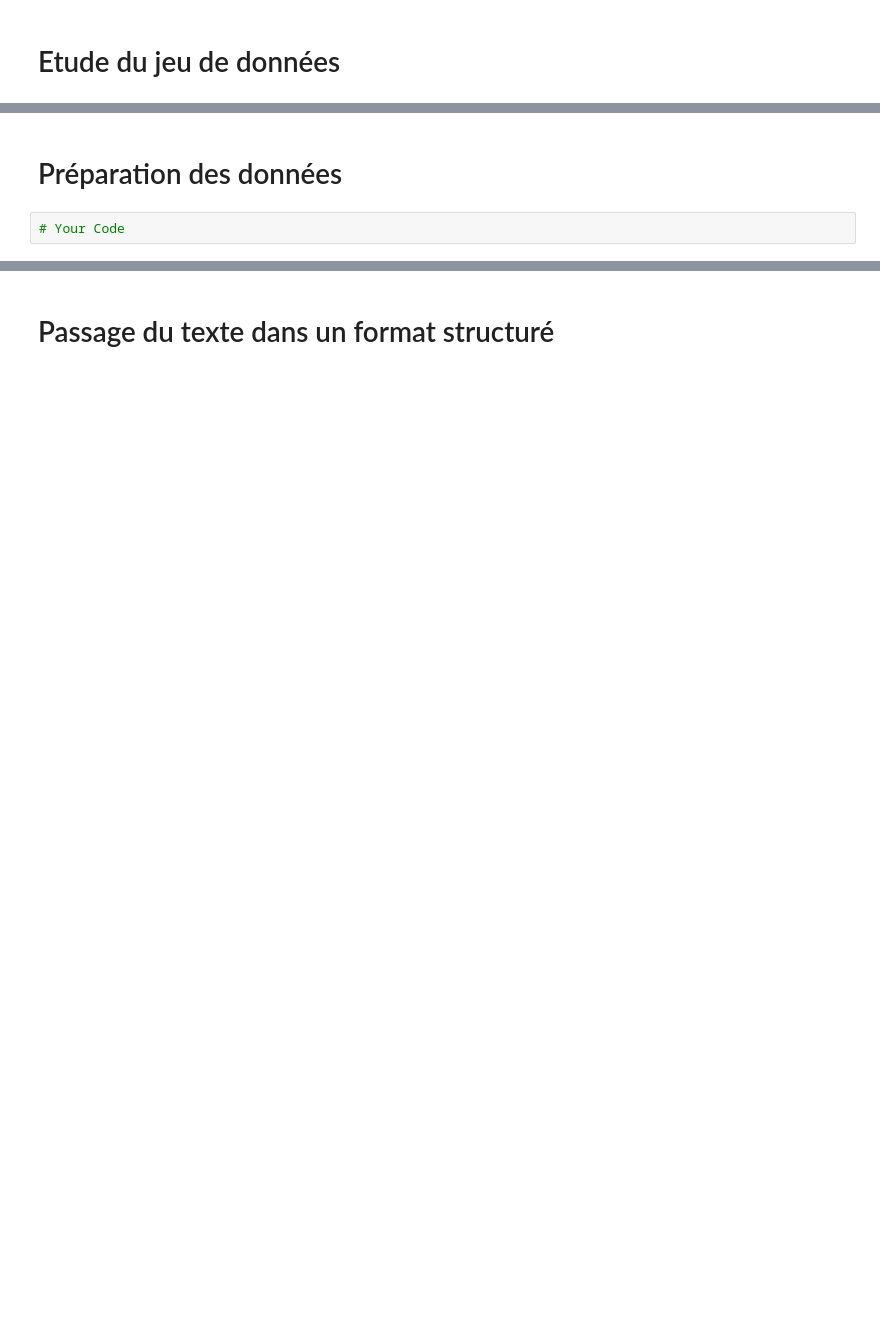
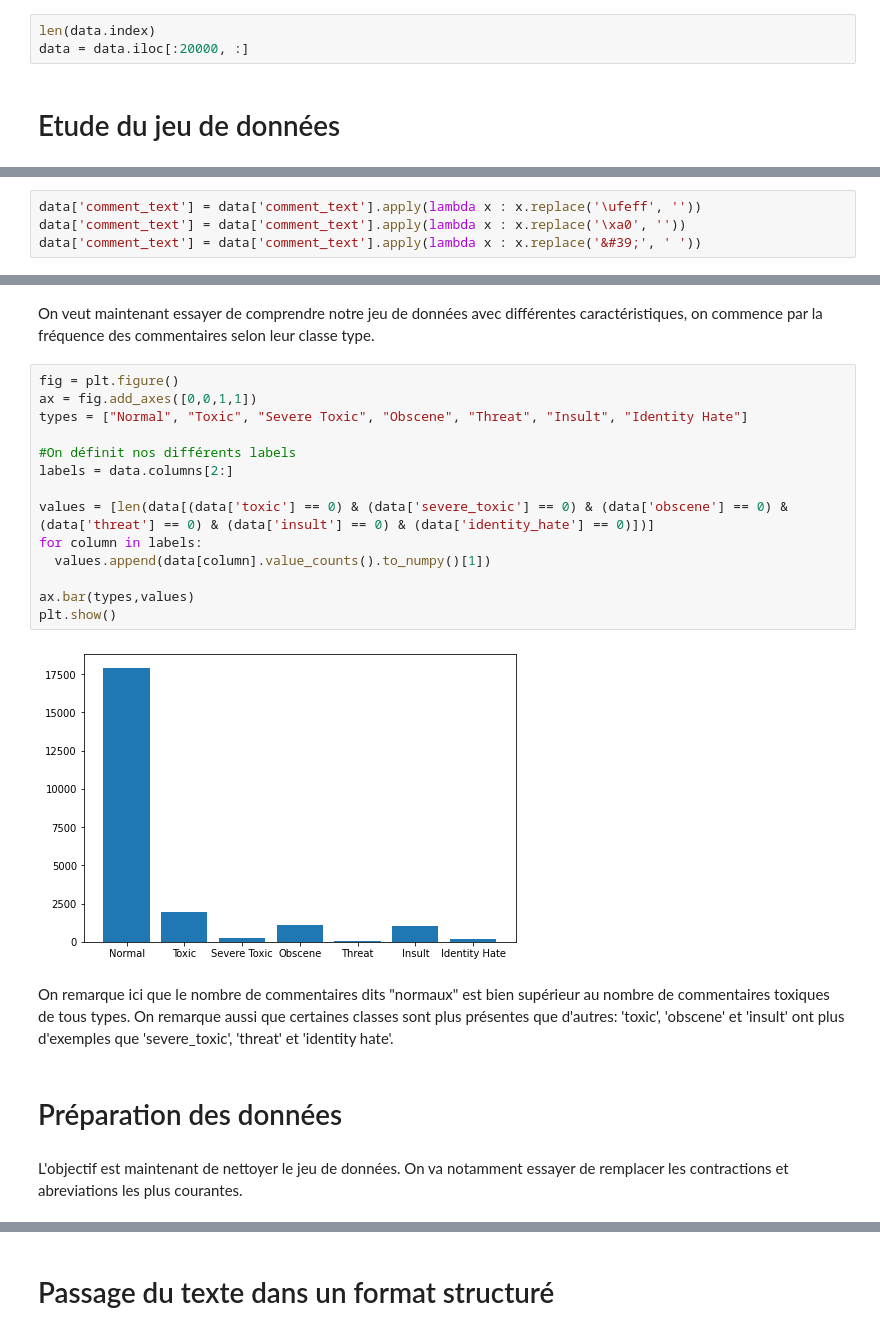
Before and after one commit to Aduwix/Toxic_comments_classification, a Jupyter notebook: Classification_commentaires_toxiques.ipynb, the cells around one changed output, grey strips where cells are left out. Cells and saved outputs as stored; diff of their text form; blank space fills up the shorter version.

```diff
--- a/Classification_commentaires_toxiques.ipynb
+++ b/Classification_commentaires_toxiques.ipynb
@@ -31,2 +45,5 @@ data.head()
+# %%
+len(data.index)
+data = data.iloc[:20000, :]
 # %% [markdown]
 # Etude du jeu de données
@@ -34,0 +52,4 @@ data.head()
+# %%
+data['comment_text'] = data['comment_text'].apply(lambda x : x.replace('\ufeff', ''))
+data['comment_text'] = data['comment_text'].apply(lambda x : x.replace('\xa0', ''))
+data['comment_text'] = data['comment_text'].apply(lambda x : x.replace('&#39;', ' '))
@@ -35,4 +72,24 @@ data.head()
+# %% [markdown]
+On veut maintenant essayer de comprendre notre jeu de données avec différentes caractéristiques, on commence par la fréquence des commentaires selon leur classe type.
+# %%
+fig = plt.figure()
+ax = fig.add_axes([0,0,1,1])
+types = ["Normal", "Toxic", "Severe Toxic", "Obscene", "Threat", "Insult", "Identity Hate"]
+
+#On définit nos différents labels
+labels = data.columns[2:]
+
+values = [len(data[(data['toxic'] == 0) & (data['severe_toxic'] == 0) & (data['obscene'] == 0) & (data['threat'] == 0) & (data['insult'] == 0) & (data['identity_hate'] == 0)])]
+for column in labels:
+  values.append(data[column].value_counts().to_numpy()[1])
+
+ax.bar(types,values)
+plt.show()
+# %% [output]
+[figure, added]
+# %% [markdown]
+On remarque ici que le nombre de commentaires dits "normaux" est bien supérieur au nombre de commentaires toxiques de tous types. On remarque aussi que certaines classes sont plus présentes que d'autres: 'toxic', 'obscene' et 'insult' ont plus d'exemples que 'severe_toxic', 'threat' et 'identity hate'.
 # %% [markdown]
 # Préparation des données
-# %%
-# Your Code
+# %% [markdown]
+L'objectif est maintenant de nettoyer le jeu de données. On va notamment essayer de remplacer les contractions et abreviations les plus courantes.
```
Also changed, not shown: parts of 24 cells of this notebook.
